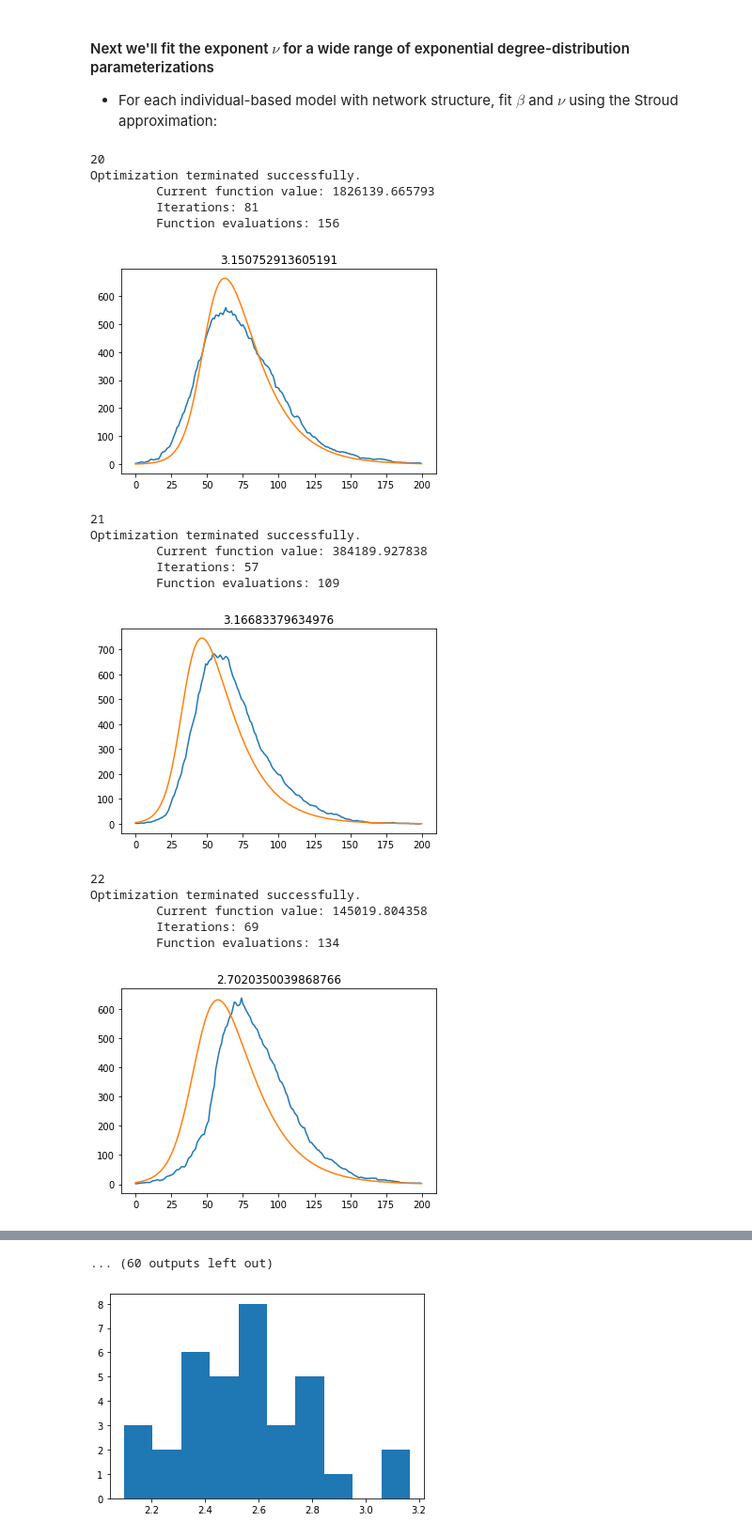
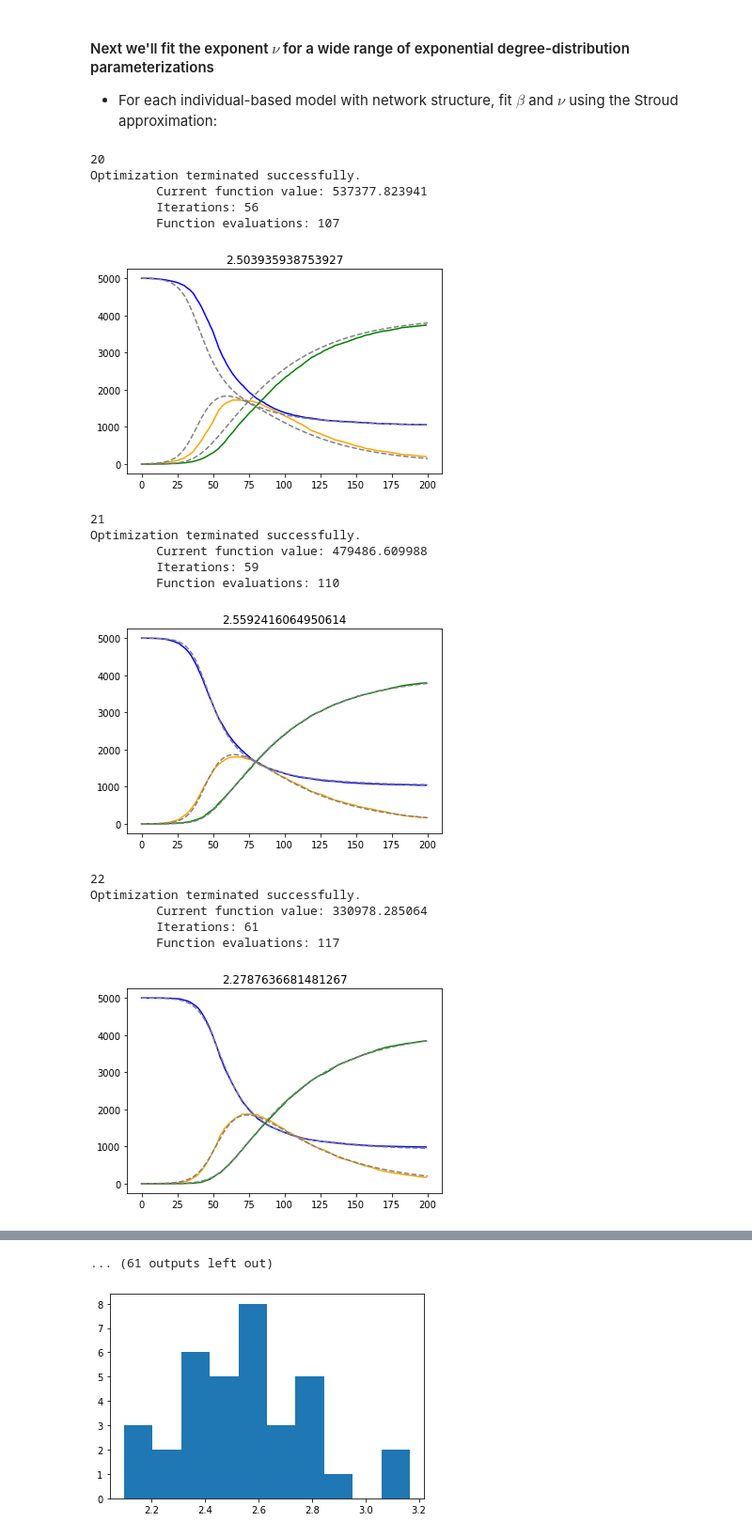
Before and after one commit to pennsignals/bayes-chime, a Jupyter notebook: notebooks/NetworkEffectsSIR.ipynb, the cells around one changed output, grey strips where cells are left out. Shown at 94% size. Drawn from its saved outputs; the diff is of its cells as text; code cells hidden in the pictures.

Commit message:
Alternate degree distributions

```diff
--- a/notebooks/NetworkEffectsSIR.ipynb
+++ b/notebooks/NetworkEffectsSIR.ipynb
@@ -254,12 +254,17 @@ ax.plot(np.log(sim_df['infected'].head(20)))
 # %%
 from random import shuffle
-from scipy.stats import geom
+from scipy.stats import geom, binom
 
-def gen_network(n=1000, p=0.1):
+def gen_network(n=1000, distribution='exp', p=0.1):
     """Generate a random graph using the Configuration model."""
     stubs = []
     for i in range(0, n):
-        degree = geom.rvs(p)
+        if distribution == 'exp':
+            degree = geom.rvs(p)
+        elif distribution == 'uniform':
+            degree = int(n*p)
+        elif distribution == 'random':
+            degree = binom.rvs(n, p)
         stubs += [i] * degree
 
     shuffle(stubs)
@@ -272,8 +277,8 @@ def gen_network(n=1000, p=0.1):
         G[stubs[i]].append(stubs[i-1])
         G[stubs[i-1]].append(stubs[i])
 
-    for i in range(len(G)):
-        G[i] = list(set(G[i]))
+#     for i in range(len(G)):
+#         G[i] = list(set(G[i]))
     return(G)
 
 
@@ -290,4 +295,15 @@ x = range(60)
 ax.plot(x, geom.pmf(x, 0.1))
 ax.set_xlabel("Number of Contacts in an individual's Network")
 ax.set_ylabel("Frequency")
+plt.show()
+
+
+G = gen_network(distribution='random')
+deg = get_degree_dist(G)
+fig, ax = plt.subplots(1,1)
+ax.hist(deg, bins=30, density=True)
+x = range(120)
+ax.plot(x, binom.pmf(x, 1000, 0.1))
+ax.set_xlabel("Number of Contacts in an individual's Network")
+ax.set_ylabel("Frequency")
 # %% [output]
@@ -474,55 +492,60 @@ for n_contacts_avg in contacts_avgs:
         _ = [susceptible_nodes.remove(i) for i in infected_nodes]
         recovered_nodes = set([])
         beta = 0.005
-        gamma = 1/14.
+        gamma = 1/40.
 
         res = []
         for day in range(n_days):
             susceptible_nodes, infected_nodes, recovered_nodes = sir_network_stochastic(
                 susceptible_nodes, infected_nodes, recovered_nodes, beta, gamma, 0, G)
             res.append({'day': day,
                         'susceptible': len(susceptible_nodes),
                         'infected': len(infected_nodes),
                         'recovered': len(recovered_nodes)})
 
         global sim_df_net
         sim_df_net = pd.DataFrame(data=res, columns = ("day", "susceptible", "infected", "recovered"))
         if sim_df_net['infected'].max() > 10:
             burnout = False
 
     start_params = 0.25, 1.0
     beta, nu = fmin(loss, start_params)
     sim_df = pd.DataFrame(data=gen_sir_stroud(s, i, r, beta, nu, gamma, n_days),
                     columns = ("day", "susceptible", "infected", "recovered"))
 
     fig, ax = plt.subplots(1,1)
-    ax.plot(sim_df_net['infected'])
-    ax.plot(sim_df['infected'])
+    ax.plot(sim_df_net['susceptible'], label="susceptible IBM", color='blue')
+    ax.plot(sim_df_net['infected'], label="infected IBM", color='orange')
+    ax.plot(sim_df_net['recovered'], label="recovered IBM",color='green')
+
+    ax.plot(sim_df['susceptible'], '--', label="susceptible Stroud", color='grey')
+    ax.plot(sim_df['infected'], '--', label="infected Stroud",color='grey')
+    ax.plot(sim_df['recovered'], '--', label="recovered Stroud", color='grey')
     ax.set_title(str(nu))
     plt.show()
     fitted_nu.append(nu)
 
 fitted_nu = np.array(fitted_nu)
 fitted_nu[fitted_nu > 100] = np.nan
 plt.plot(contacts_avgs, fitted_nu)
 # %% [output]
 20
 Optimization terminated successfully.
-         Current function value: 1826139.665793
-         Iterations: 81
-         Function evaluations: 156
+         Current function value: 537377.823941
+         Iterations: 56
+         Function evaluations: 107
-[figure, old version]
+[figure, new version]
 21
 Optimization terminated successfully.
-         Current function value: 384189.927838
-         Iterations: 57
-         Function evaluations: 109
+         Current function value: 479486.609988
+         Iterations: 59
+         Function evaluations: 110
-[figure, old version]
+[figure, new version]
 22
 Optimization terminated successfully.
-         Current function value: 145019.804358
-         Iterations: 69
-         Function evaluations: 134
+         Current function value: 330978.285064
+         Iterations: 61
+         Function evaluations: 117
-[figure, old version]
+[figure, new version]
 23
 Optimization terminated successfully.
@@ -545,4 +568,4 @@ Optimization terminated successfully.
-... (60 outputs left out)
+... (61 outputs left out)
 # %%
 plt.hist(pd.Series(fitted_nu).dropna().values);
 # %% [output]
```
Also changed, not shown: parts of 11 cells of this notebook.
